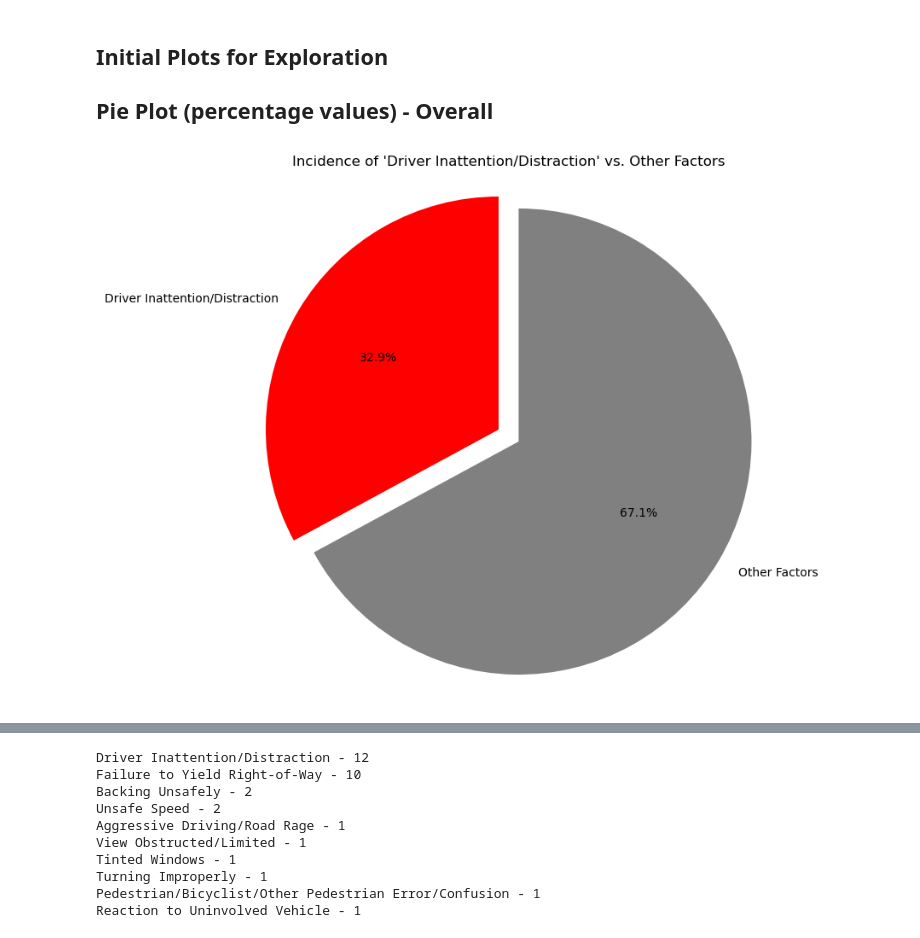
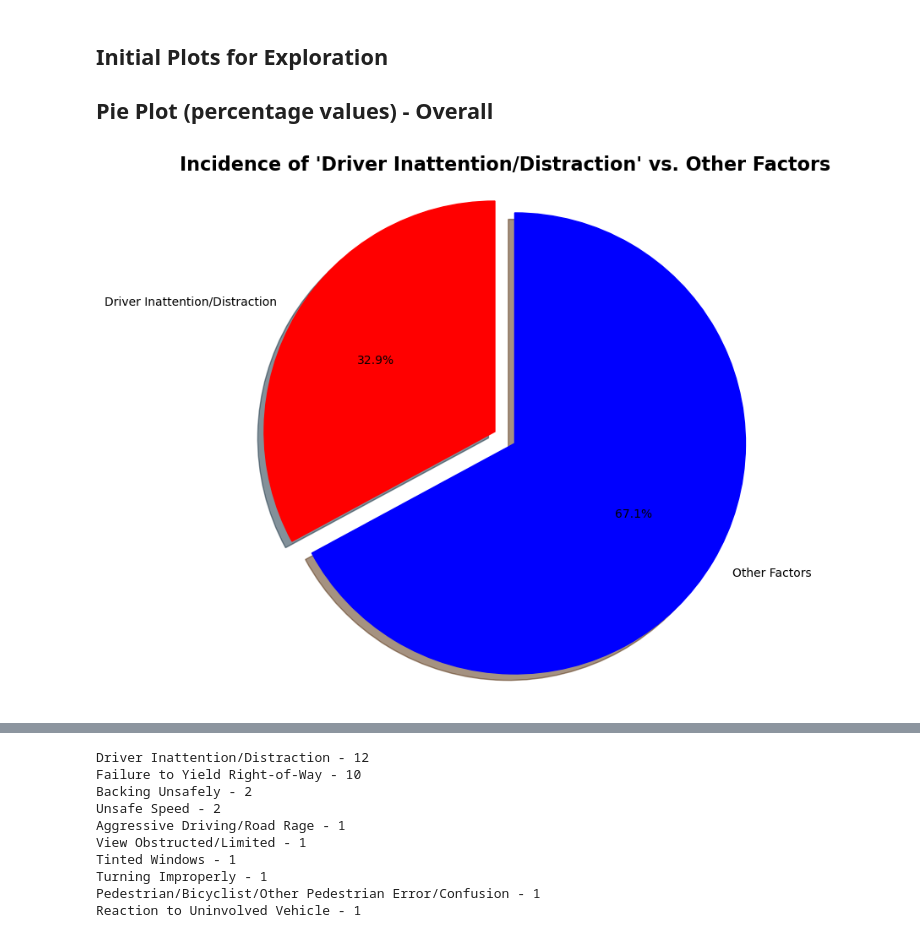
Before and after one commit to aglantzrbc/rutgers23-project-one, a Jupyter notebook: MASTER.PYTHON.FILE.ipynb, the cells around one changed output, grey strips where cells are left out. Saved outputs shown, nothing was run; the diff lists cells and outputs as text; code cells hidden in the pictures.

```diff
--- a/MASTER.PYTHON.FILE.ipynb
+++ b/MASTER.PYTHON.FILE.ipynb
@@ -188,30 +223,33 @@ plt.show()
 # %%
 # Calculate sizes and labels for the pie plot
 sizes = [
     filtered_df["contributing_factor_vehicle_1"].value_counts()["Driver Inattention/Distraction"],
     filtered_df["contributing_factor_vehicle_1"].value_counts().sum() - filtered_df["contributing_factor_vehicle_1"].value_counts()["Driver Inattention/Distraction"]
 ]
 labels = ["Driver Inattention/Distraction", "Other Factors"]
 
 # Define explode values to highlight "Driver Inattention/Distraction"
 explode = (0.1, 0)
 
-# Define colors for the pie plot
-colors = ['red', 'gray']
-
 # Create a pie plot for "Driver Inattention/Distraction" vs. other factors
 fig, ax = plt.subplots(figsize=(8, 8))
-ax.pie(sizes, labels=labels, explode=explode, autopct='%1.1f%%', startangle=90, colors=colors)
+wedges, _, _ = ax.pie(sizes, labels=labels, explode=explode, autopct='%1.1f%%', startangle=90, shadow=True)
 ax.axis('equal')
-ax.set_title("Incidence of 'Driver Inattention/Distraction' vs. Other Factors")
 
-# Save the bar plot for percentages as png for the presentation
-plt.savefig("plots/percentage_of_crashes_pieplot.png")
+# Set colors for the wedges
+wedges[0].set_color('red')
+wedges[1].set_color('blue')
+
+# Set title properties
+ax.set_title("Incidence of 'Driver Inattention/Distraction' vs. Other Factors", fontsize=16, fontweight='bold')
+
+# Save the pie plot as a PNG file
+plt.savefig("plots/percentage_of_crashes_pieplot.png", bbox_inches='tight')
 
 # Display the pie plot
 plt.show()
 # %% [output]
-[figure, old version]
+[figure, new version]
 # %%
 # Convert the column "number_of_motorist_injured" to numeric
 filtered_df["number_of_motorist_injured"] = pd.to_numeric(filtered_df["number_of_motorist_injured"], errors="coerce")
```
Also changed, not shown: parts of 4 cells of this notebook, 6 other files.
